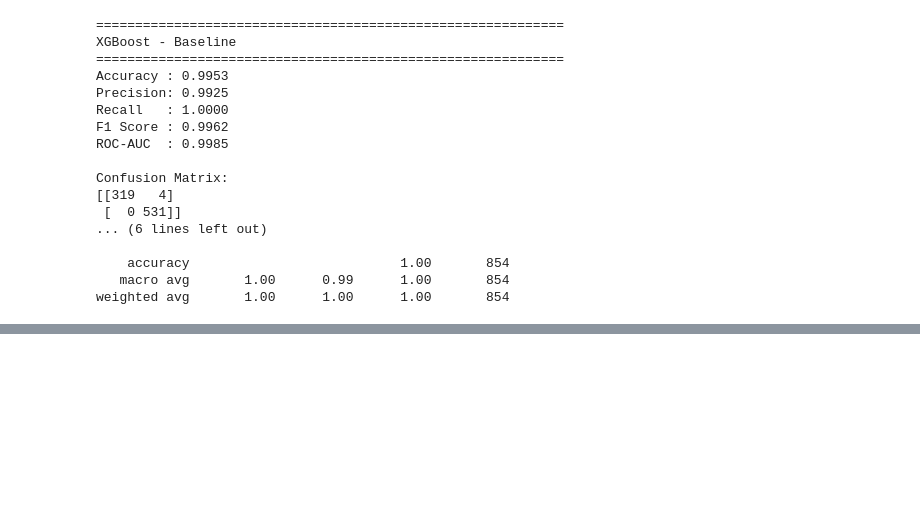
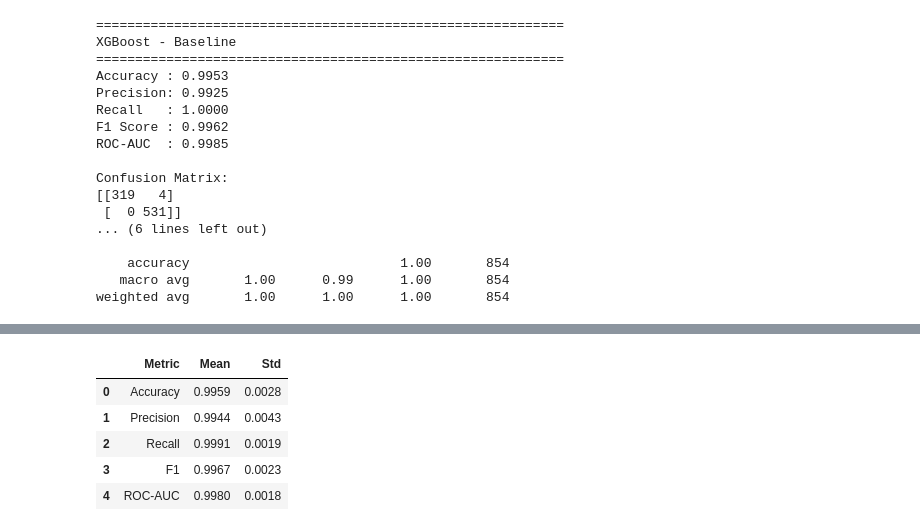
Before and after one commit to EmanQazii/loan-approval-prediction-model, a Jupyter notebook: notebooks/Loan_Approval_Prediction.ipynb, the cells around one changed output, grey strips where cells are left out. Saved outputs shown, nothing was run; the diff lists cells and outputs as text; code cells hidden in the pictures; blank space fills up the shorter version.

```diff
--- a/notebooks/Loan_Approval_Prediction.ipynb
+++ b/notebooks/Loan_Approval_Prediction.ipynb
@@ -1427,0 +1590,35 @@ weighted avg       1.00      1.00      1.00       854
+# %%
+rf_cv_summary = pd.DataFrame({
+    "Metric": [
+        "Accuracy",
+        "Precision",
+        "Recall",
+        "F1",
+        "ROC-AUC"
+    ],
+    "Mean": [
+        rf_cv_results["test_accuracy"].mean(),
+        rf_cv_results["test_precision"].mean(),
+        rf_cv_results["test_recall"].mean(),
+        rf_cv_results["test_f1"].mean(),
+        rf_cv_results["test_roc_auc"].mean()
+    ],
+    "Std": [
+        rf_cv_results["test_accuracy"].std(),
+        rf_cv_results["test_precision"].std(),
+        rf_cv_results["test_recall"].std(),
+        rf_cv_results["test_f1"].std(),
+        rf_cv_results["test_roc_auc"].std()
+    ]
+})
+
+rf_cv_summary = rf_cv_summary.round(4)
+
+rf_cv_summary
+# %% [output]
+|  | Metric | Mean | Std |
+| 0 | Accuracy | 0.9959 | 0.0028 |
+| 1 | Precision | 0.9944 | 0.0043 |
+| 2 | Recall | 0.9991 | 0.0019 |
+| 3 | F1 | 0.9967 | 0.0023 |
+| 4 | ROC-AUC | 0.9980 | 0.0018 |
```
Also changed, not shown: parts of 13 cells of this notebook, 8 other files.
